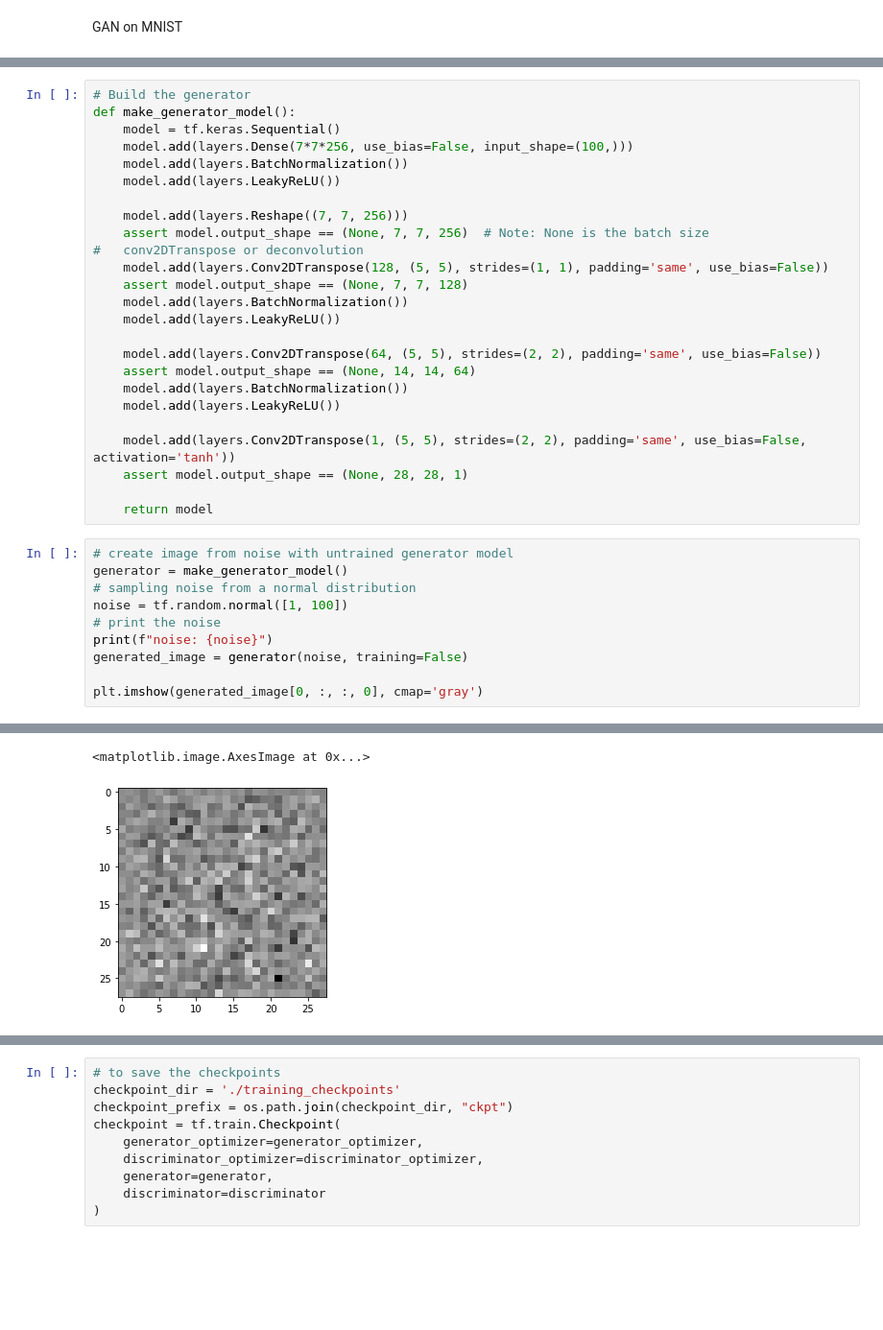
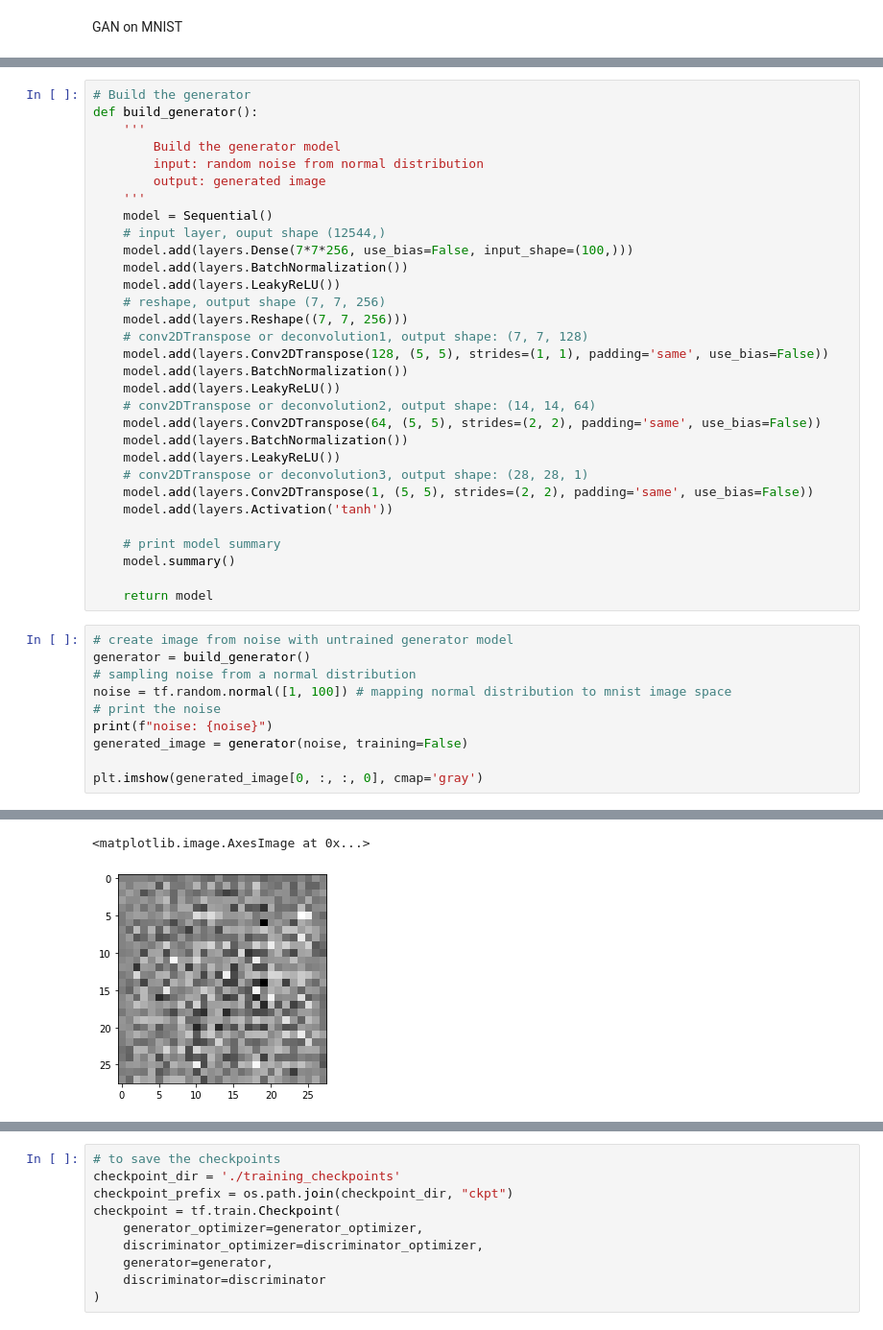
Before and after one commit to ERUD1T3/synthetic-data-gan, a Jupyter notebook: sources/dev.ipynb, the cells around one changed output, grey strips where cells are left out. Shown at 96% size. Cells and saved outputs as stored; diff of their text form; blank space fills up the shorter version.

```diff
--- a/sources/dev.ipynb
+++ b/sources/dev.ipynb
@@ -70,33 +77,39 @@ train_dataset = tf.data.Dataset.from_tensor_slices(train_images).shuffle(BUFFER_
 # %%
 # Build the generator
-def make_generator_model():
-    model = tf.keras.Sequential()
+def build_generator():
+    '''
+        Build the generator model
+        input: random noise from normal distribution
+        output: generated image
+    '''
+    model = Sequential()
+    # input layer, ouput shape (12544,)
     model.add(layers.Dense(7*7*256, use_bias=False, input_shape=(100,)))
     model.add(layers.BatchNormalization())
     model.add(layers.LeakyReLU())
-
+    # reshape, output shape (7, 7, 256)
     model.add(layers.Reshape((7, 7, 256)))
-    assert model.output_shape == (None, 7, 7, 256)  # Note: None is the batch size
-#   conv2DTranspose or deconvolution
+    # conv2DTranspose or deconvolution1, output shape: (7, 7, 128)
     model.add(layers.Conv2DTranspose(128, (5, 5), strides=(1, 1), padding='same', use_bias=False))
-    assert model.output_shape == (None, 7, 7, 128)
     model.add(layers.BatchNormalization())
     model.add(layers.LeakyReLU())
-
+    # conv2DTranspose or deconvolution2, output shape: (14, 14, 64)
     model.add(layers.Conv2DTranspose(64, (5, 5), strides=(2, 2), padding='same', use_bias=False))
-    assert model.output_shape == (None, 14, 14, 64)
     model.add(layers.BatchNormalization())
     model.add(layers.LeakyReLU())
+    # conv2DTranspose or deconvolution3, output shape: (28, 28, 1)
+    model.add(layers.Conv2DTranspose(1, (5, 5), strides=(2, 2), padding='same', use_bias=False))
+    model.add(layers.Activation('tanh'))
 
-    model.add(layers.Conv2DTranspose(1, (5, 5), strides=(2, 2), padding='same', use_bias=False, activation='tanh'))
-    assert model.output_shape == (None, 28, 28, 1)
+    # print model summary
+    model.summary()
 
     return model
 # %%
 # create image from noise with untrained generator model
-generator = make_generator_model()
+generator = build_generator()
 # sampling noise from a normal distribution
-noise = tf.random.normal([1, 100])
+noise = tf.random.normal([1, 100]) # mapping normal distribution to mnist image space
 # print the noise
 print(f"noise: {noise}")
 generated_image = generator(noise, training=False)
@@ -123,4 +136,4 @@ noise: [[-0.43629444  2.013406    0.73521507 -1.529826    0.21628125 -1.3062788
 <matplotlib.image.AxesImage at 0x...>
-[figure, old version]
+[figure, new version]
 # %%
 # build the discriminator
```
Also changed, not shown: parts of 18 cells of this notebook.
